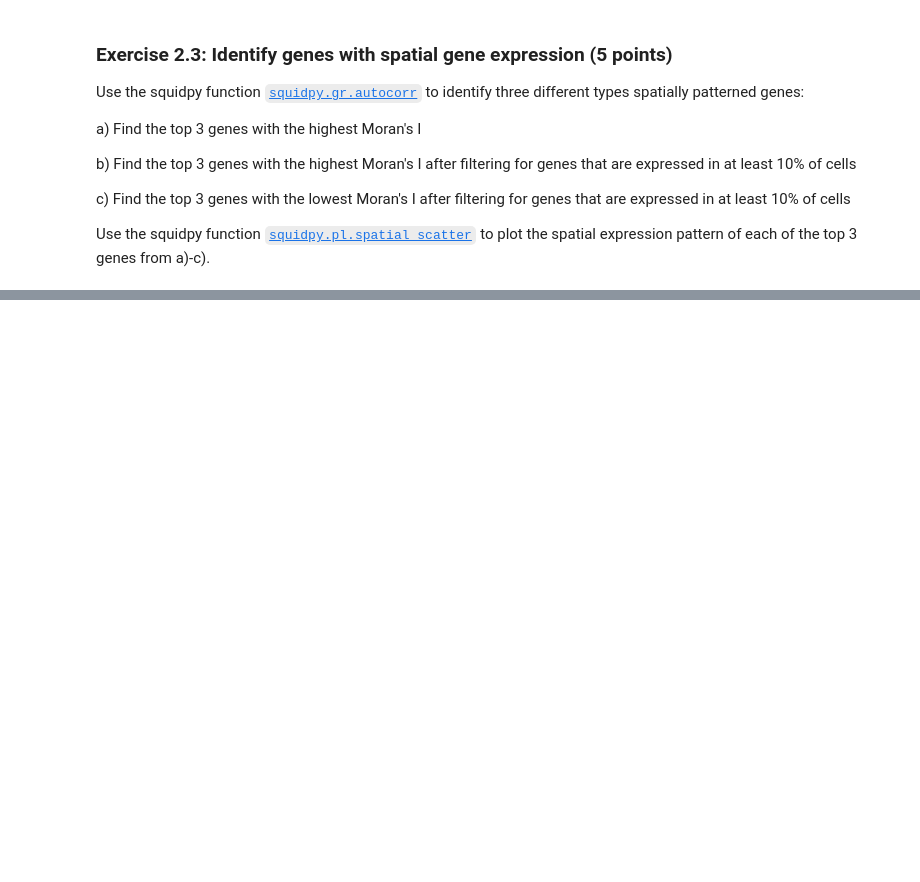
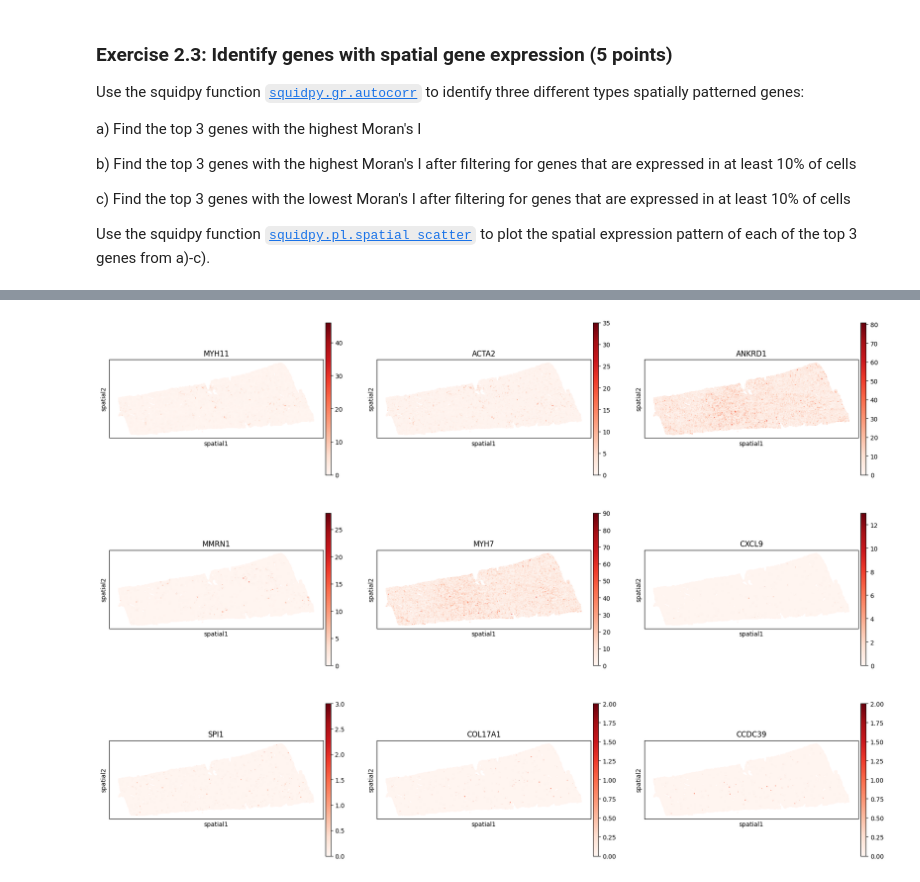
Before and after one commit to emmangoo/gobi, a Jupyter notebook: Semester/Exercise6/06_spatial_transcriptomics_exercise_ipynb_2026.ipynb, the cells around one changed output, grey strips where cells are left out. Cells and saved outputs as stored; diff of their text form; code cells hidden in the pictures; blank space fills up the shorter version.

```diff
--- a/Semester/Exercise6/06_spatial_transcriptomics_exercise_ipynb_2026.ipynb
+++ b/Semester/Exercise6/06_spatial_transcriptomics_exercise_ipynb_2026.ipynb
@@ -343,0 +403,20 @@ Use the squidpy function [`squidpy.pl.spatial_scatter`](https://squidpy.readthed
+# %%
+# solution
+# Morans I for all genes:
+sq.gr.spatial_autocorr(adata, mode='moran', n_jobs=-1)
+
+moran_df = adata.uns['moranI']
+
+# solution a
+top3_high_all = moran_df.nlargest(3, 'I')[['I']]
+print("a) Top 3 highest Moran's I:\n", top3_high_all)
+
+# solution b
+n_cells = adata.n_obs * 0.1
+expr_genes = (adata.X > 0).sum(0) >= n_cells
+top3_high_filtered = moran_df[expr_genes.A1.flatten()].nlargest(3, 'I')[['I']]
+print("\nb) Top 3 high (>=10% cells):\n", top3_high_filtered)
+
+# solution c
+top3_low_filtered = moran_df[expr_genes.A1.flatten()].nsmallest(3, 'I')[['I']]
+print("\nc) Top 3 lowest (>=10% cells):\n", top3_low_filtered)
@@ -343,0 +441,9 @@ Use the squidpy function [`squidpy.pl.spatial_scatter`](https://squidpy.readthed
+# %%
+# plot
+genes_a = top3_high_all.index.tolist()
+genes_b = top3_high_filtered.index.tolist()
+genes_c = top3_low_filtered.index.tolist()
+all_genes = genes_a + genes_b + genes_c
+
+sq.pl.spatial_scatter(adata, color=all_genes, shape=None, size=1.5, ncols=3, vmin=0, cmap='Reds')
+# %% [output]
@@ -343,0 +451 @@ Use the squidpy function [`squidpy.pl.spatial_scatter`](https://squidpy.readthed
+[figure, added]
```
Also changed, not shown: parts of 13 cells of this notebook.
